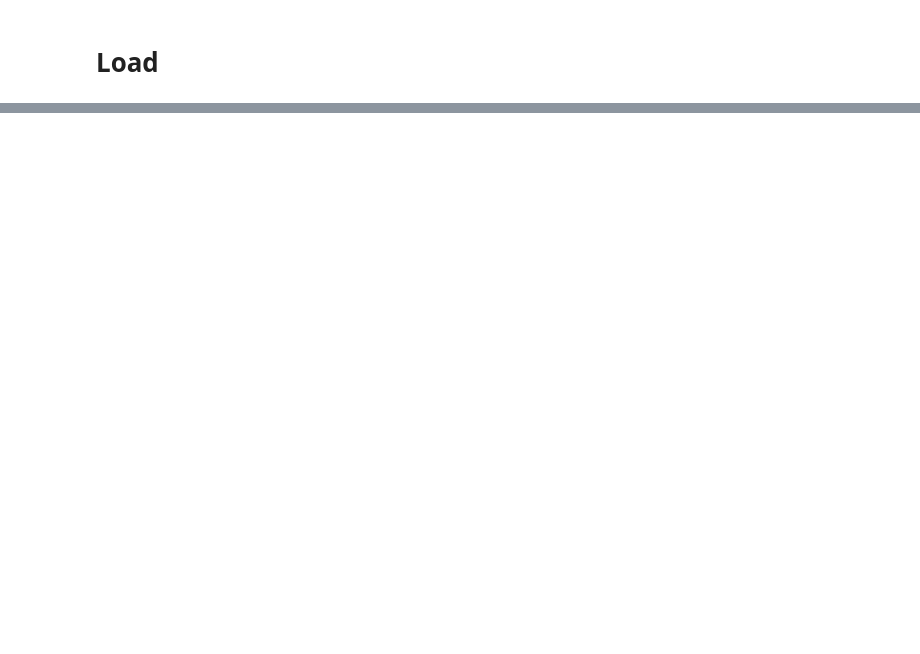
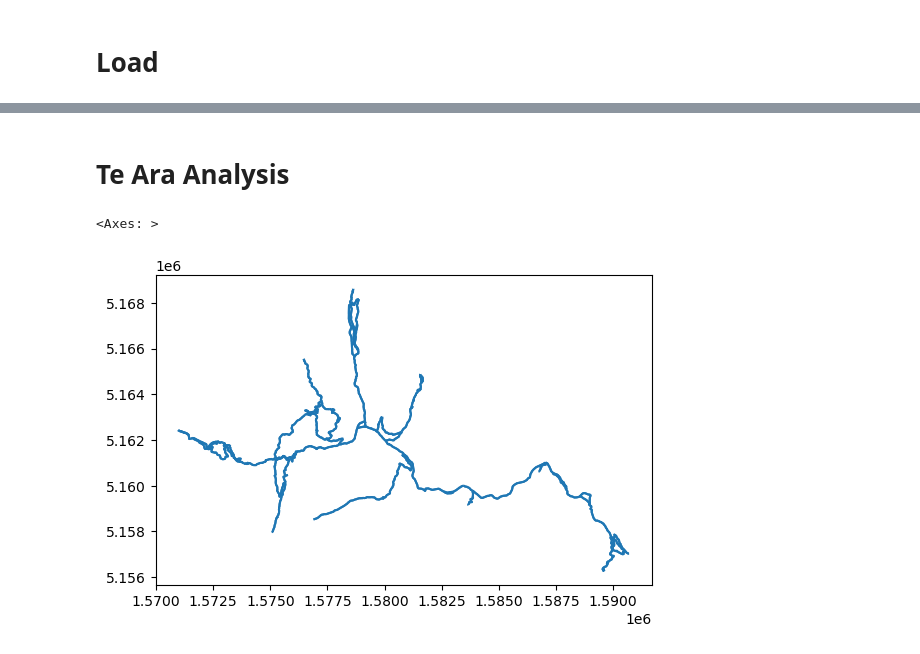
Before and after one commit to MaxwellBusby/banks-peninsula-organic-data-processing, a Jupyter notebook: Analysis.ipynb, the cells around one changed output, grey strips where cells are left out. Cells and saved outputs as stored; diff of their text form; code cells hidden in the pictures; blank space fills up the shorter version.

```diff
--- a/Analysis.ipynb
+++ b/Analysis.ipynb
@@ -313,0 +508,10 @@ plt.show()
+# %% [markdown]
+# Te Ara Analysis
+# %%
+edge_counts = gpd.read_file("Data\\/edge_counts_by_source.gpkg")
+# %%
+Te_Ara_edges = edge_counts.query("RDBPT_Sub == 'TeAra' and RDBPT_Num.notna()").copy()
+Te_Ara_edges.plot()
+# %% [output]
+<Axes: >
+[figure, added]
```
Also changed, not shown: parts of 21 cells of this notebook, 8 other files.
